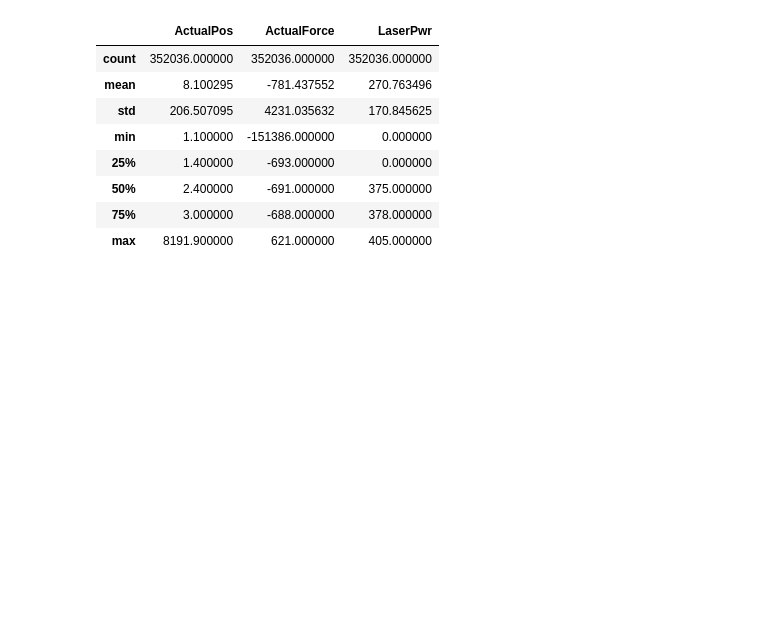
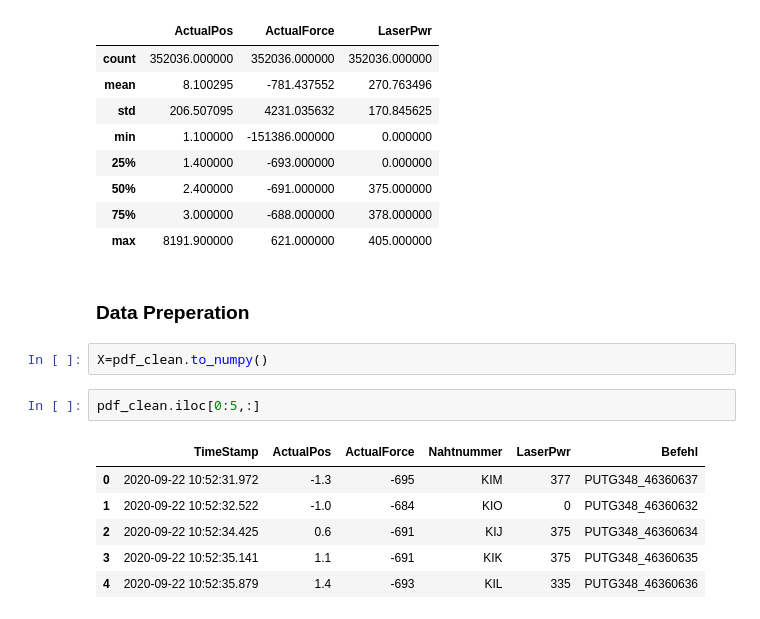
Before and after one commit to Gelva/Data-Mining, a Jupyter notebook: spark.ipynb, the cells around one changed output. Saved outputs shown, nothing was run; the diff lists cells and outputs as text; blank space fills up the shorter version.

```diff
--- a/spark.ipynb
+++ b/spark.ipynb
@@ -245,3 +230,16 @@ pdf[pdf.ActualPos > 1].describe()
 | 50% | 2.400000 | -691.000000 | 375.000000 |
 | 75% | 3.000000 | -688.000000 | 378.000000 |
 | max | 8191.900000 | 621.000000 | 405.000000 |
+# %% [markdown]
+### Data Preperation
+# %%
+X=pdf_clean.to_numpy()
+# %%
+pdf_clean.iloc[0:5,:]
+# %% [output]
+|  | TimeStamp | ActualPos | ActualForce | Nahtnummer | LaserPwr | Befehl |
+| 0 | 2020-09-22 10:52:31.972 | -1.3 | -695 | KIM | 377 | PUTG348_46360637 |
+| 1 | 2020-09-22 10:52:32.522 | -1.0 | -684 | KIO | 0 | PUTG348_46360632 |
+| 2 | 2020-09-22 10:52:34.425 | 0.6 | -691 | KIJ | 375 | PUTG348_46360634 |
+| 3 | 2020-09-22 10:52:35.141 | 1.1 | -691 | KIK | 375 | PUTG348_46360635 |
+| 4 | 2020-09-22 10:52:35.879 | 1.4 | -693 | KIL | 335 | PUTG348_46360636 |
```
Also changed, not shown: parts of 21 cells of this notebook.
